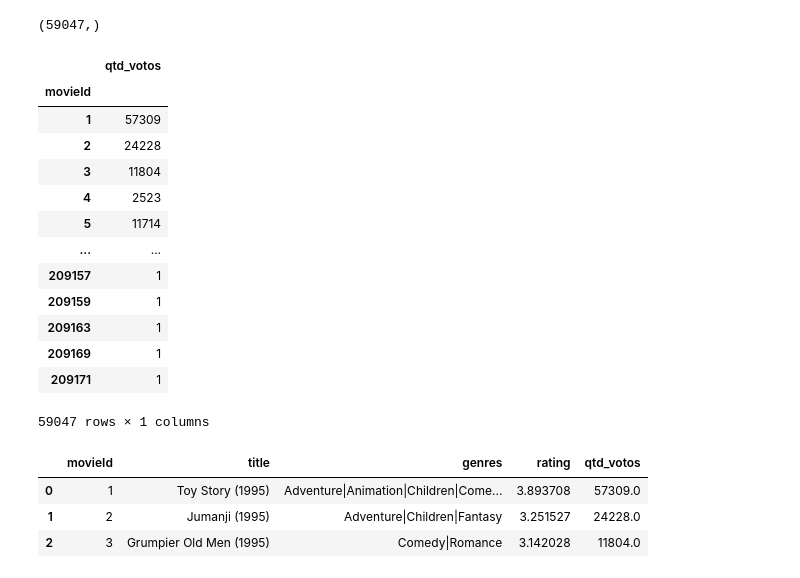
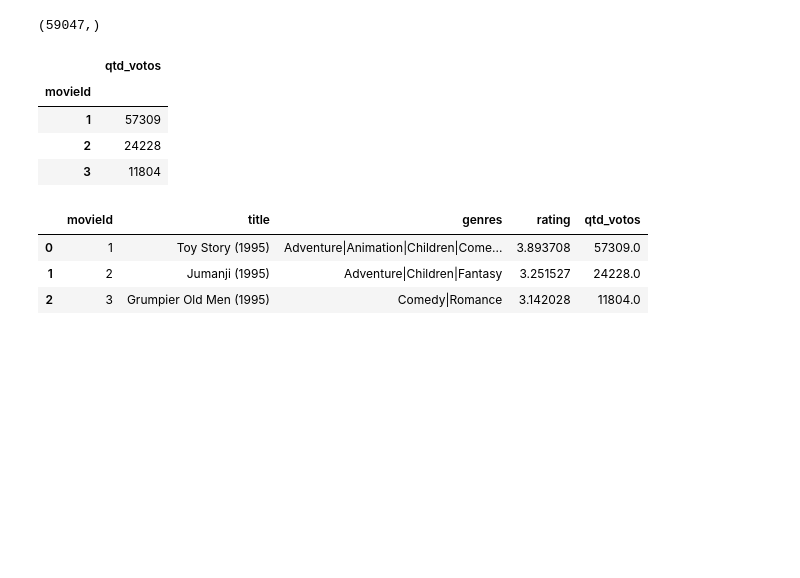
Before and after one commit to igorwc/tcc-puc-minas, a Jupyter notebook: scripts/Análise Exploratória Movies Lens.ipynb, the cells around one changed output. Cells and saved outputs as stored; diff of their text form; code cells hidden in the pictures; blank space fills up the shorter version.

```diff
--- a/scripts/Análise Exploratória Movies Lens.ipynb
+++ b/scripts/Análise Exploratória Movies Lens.ipynb
@@ -306,5 +301,5 @@ Text(0.5, 0, 'Gênero')
 # %%
-notas = pd.read_csv("D:\\TCCDataScience\\dados\\movielens\\ml-25m\\ratings.csv")
+notas = pd.read_csv("../../../dados/movielens/ml-25m/ratings.csv")
 notas.head()
 # %% [output]
 |  | userId | movieId | rating | timestamp |
@@ -365,25 +360,16 @@ movies = movies.join(average_vote, on='movieId')
 # %%
 count_vote = notas.groupby("movieId").count()
 count_vote = count_vote.drop('rating', 1)
 count_vote = count_vote.drop('timestamp', 1)
 count_vote.rename(columns={'userId':'qtd_votos'})
 count_vote.columns = ['qtd_votos']
-count_vote
+count_vote.head(3)
 # %% [output]
 |  | qtd_votos |
 | movieId |  |
 | 1 | 57309 |
 | 2 | 24228 |
 | 3 | 11804 |
-| 4 | 2523 |
-| 5 | 11714 |
-| ... | ... |
-| 209157 | 1 |
-| 209159 | 1 |
-| 209163 | 1 |
-| 209169 | 1 |
-| 209171 | 1 |
-59047 rows × 1 columns
 # %%
 movies = movies.join(count_vote, on='movieId')
 movies.head(3)
```
Also changed, not shown: parts of 9 cells of this notebook, 13 other files.
